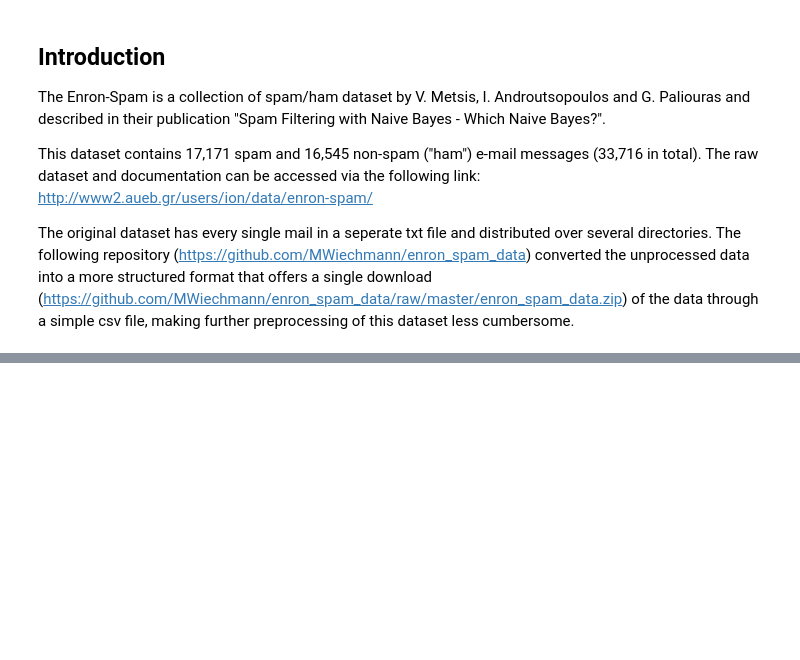
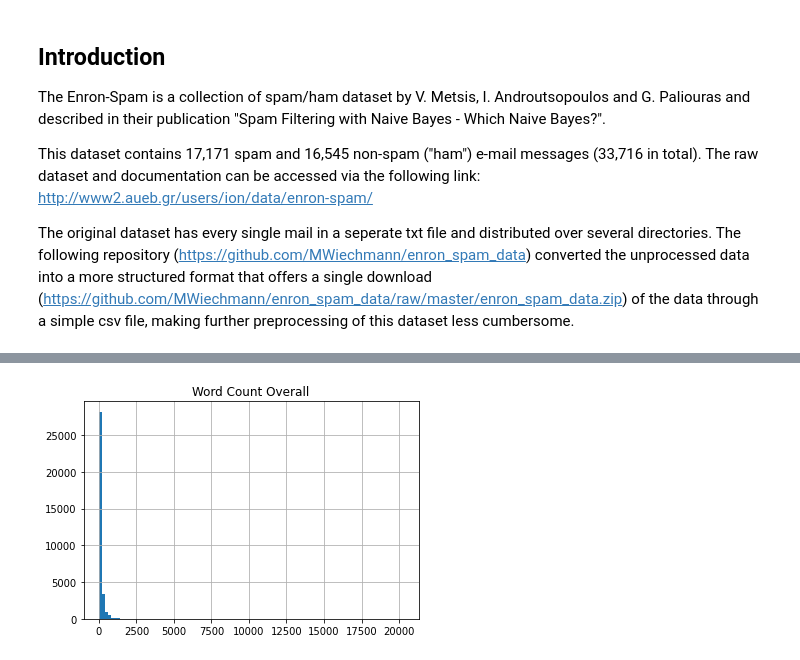
Before and after one commit to MikeZ77/email-spam-detection, a Jupyter notebook: src/data_cleaning_and_preprocessing.ipynb, the cells around one changed output, grey strips where cells are left out. Saved outputs shown, nothing was run; the diff lists cells and outputs as text; code cells hidden in the pictures; blank space fills up the shorter version.

```diff
--- a/src/data_cleaning_and_preprocessing.ipynb
+++ b/src/data_cleaning_and_preprocessing.ipynb
@@ -60,0 +337,5 @@ plt.title("Number of spam vs ham messages");
+# %%
+enron_eda['word_count'].hist(bins = 100)
+plt.title('Word Count Overall');
+# %% [output]
+[figure, added]
```
Also changed, not shown: parts of 50 cells of this notebook.
